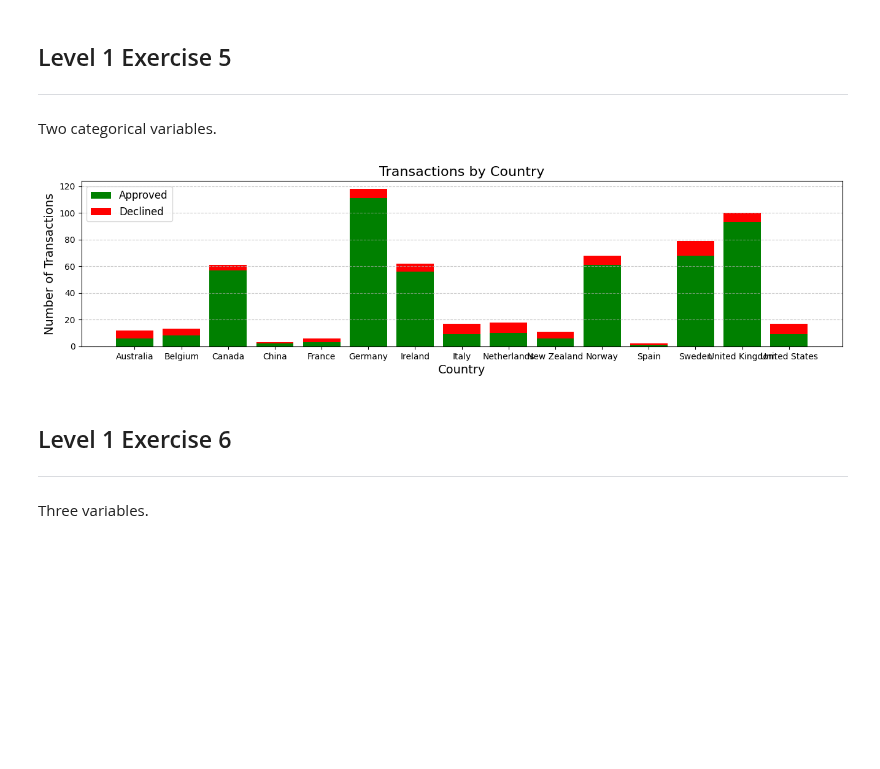
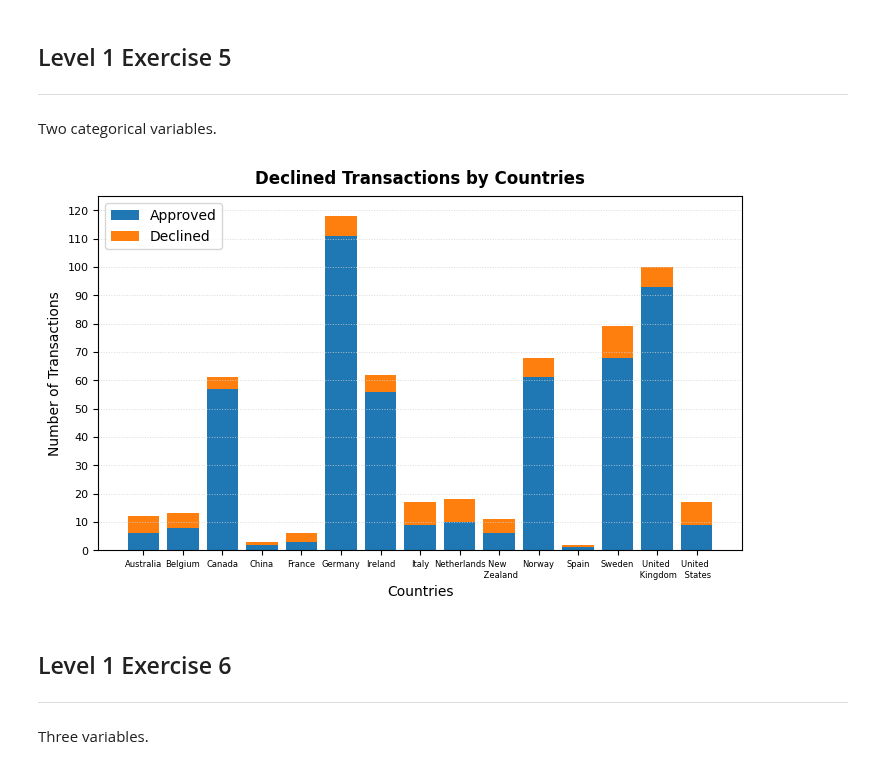
Before and after one commit to leocareer/DA_specialization, a Jupyter notebook: Sprint_08/S8_01.ipynb, the cells around one changed output. Drawn from its saved outputs; the diff is of its cells as text; code cells hidden in the pictures; blank space fills up the shorter version.

Commit message:
sprint 8: S8_01.ipynb: plots params v1 (l1e5)

```diff
--- a/Sprint_08/S8_01.ipynb
+++ b/Sprint_08/S8_01.ipynb
@@ -191,43 +196,54 @@ df_transactions_companies = df_transactions.merge(
     df_companies[['company_id', 'country']],
     left_on='business_id',
     right_on='company_id',
     how='left'
 )
 
 # группировка по странам и declined
 transactions_by_country = df_transactions_companies.groupby(['country', 'declined']).size().reset_index(name='transaction_count')
 
 # преобразование в сводную таблицу
 pivot_data = transactions_by_country.pivot(index='country', columns='declined', values='transaction_count').fillna(0)
 pivot_data.columns = ['approved', 'declined']
 
-fig, ax = plt.subplots(figsize=(16, 3.5))
+# обработка меток стран для переноса на две строки
+country_labels = pivot_data.index.tolist()
+for i in range(len(country_labels)):
+    words = country_labels[i].split(' ')
+    if len(words) > 1:  # Если страна состоит из нескольких слов
+        words.insert(1, '\n')  # Вставляем перенос строки после первого слова
+    country_labels[i] = ' '.join(words)
+
+fig, ax = plt.subplots(figsize=(8.3, 4.6))
 
 ax.bar(
     pivot_data.index,
     pivot_data['approved'],
-    color='green',
     label='Approved'
 )
 
 ax.bar(
     pivot_data.index,
     pivot_data['declined'],
     bottom=pivot_data['approved'],
-    color='red',
     label='Declined'
 )
 
-ax.set_title('Transactions by Country', fontsize=16)
-ax.set_xlabel('Country', fontsize=14)
-ax.set_ylabel('Number of Transactions', fontsize=14)
-ax.legend(fontsize=12)
-ax.set_xticklabels(pivot_data.index, rotation=0)
-ax.grid(axis='y', linestyle='--', alpha=0.7)
+ax.set_title('Declined Transactions by Countries', fontweight='bold', verticalalignment='bottom')
+ax.set_xlabel('Countries')
+ax.set_ylabel('Number of Transactions')
+ax.set_xticks(range(len(country_labels)))  # Устанавливаем позиции меток
+ax.set_xticklabels(country_labels, rotation=0, ha='center')  # Горизонтальные метки с переносами
+ax.grid(axis='y', linestyle=':', color='lightgray', linewidth=0.7, alpha=0.8)
+ax.tick_params(axis='x', labelsize=6)
+ax.tick_params(axis='y', labelsize=8)
+ax.set_yticks(range(0, 125, 10))
+ax.set_ylim(0, 125)
+ax.legend(loc=2)
 
 plt.show()
 # %% [output]
-[figure, old version]
+[figure, new version]
 # %% [markdown]
 ## Level 1 Exercise 6
 ---
```
Also changed, not shown: parts of 5 cells of this notebook.
